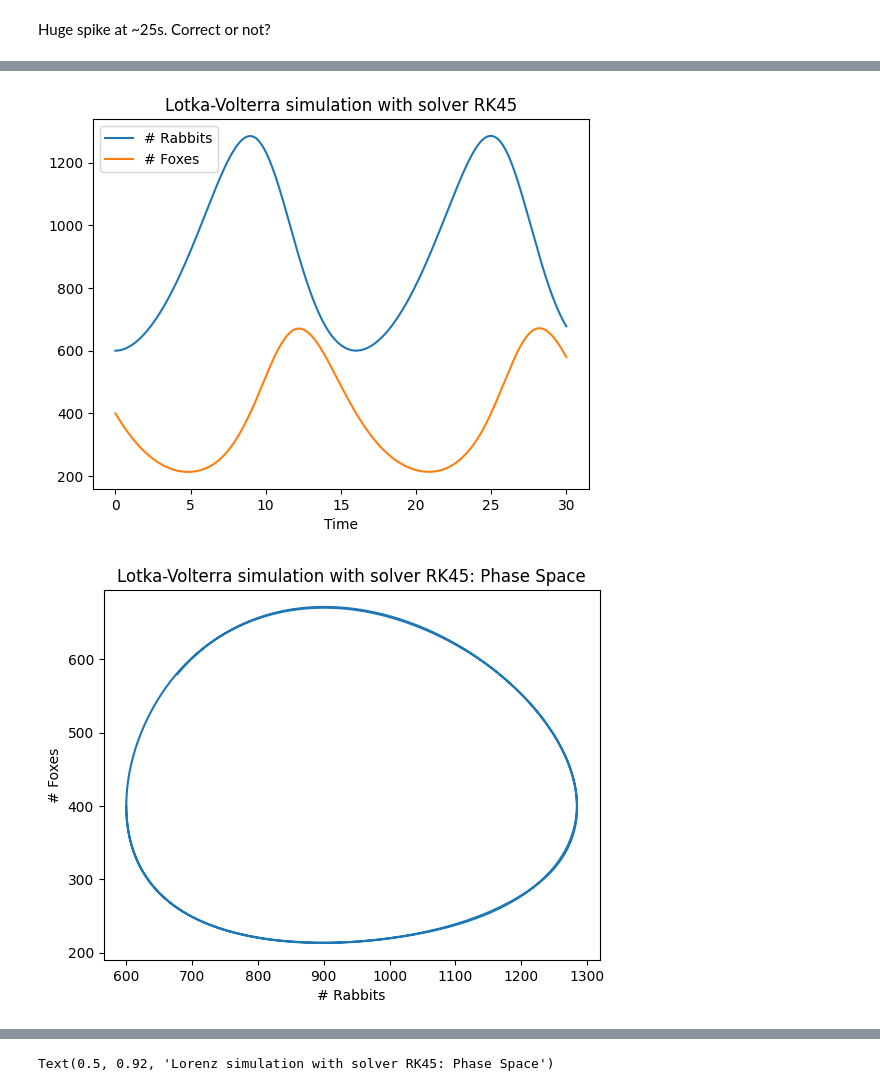
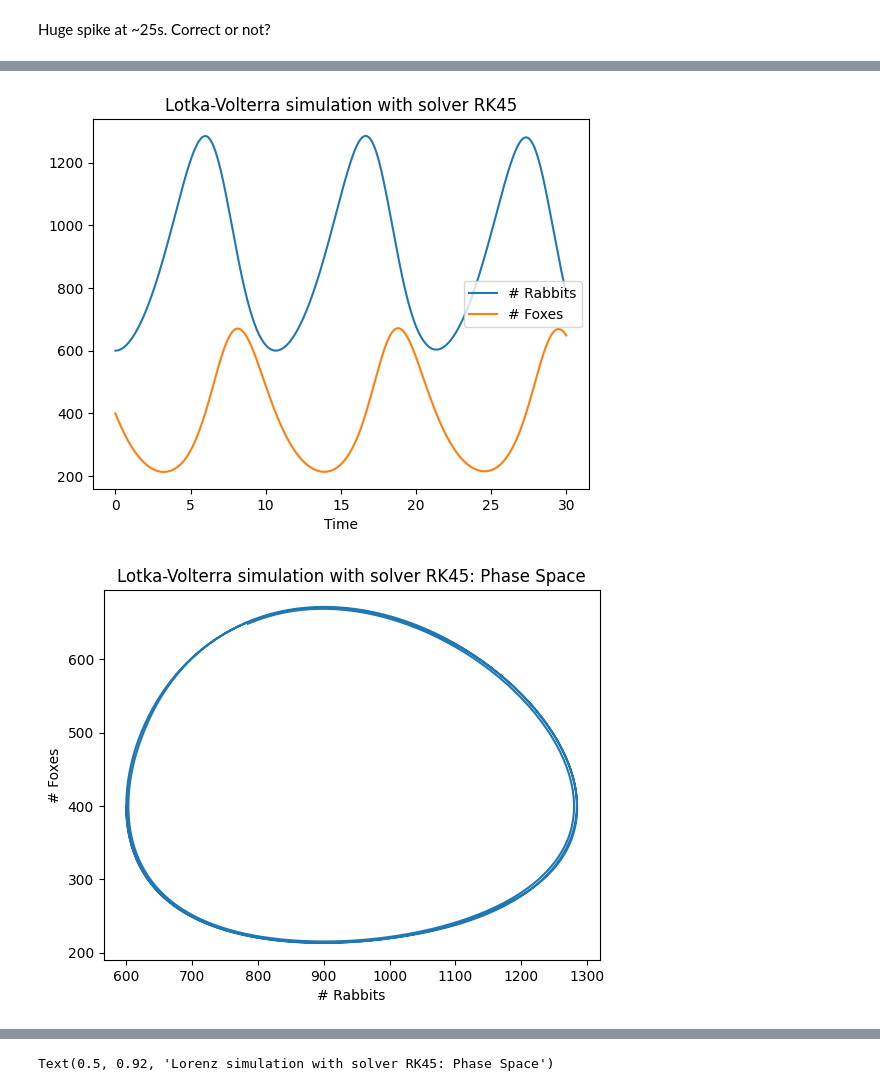
Before and after one commit to Emilwikk/Modsim-Labs, a Jupyter notebook: Simulate-and-plot.ipynb, the cells around one changed output, grey strips where cells are left out. Cells and saved outputs as stored; diff of their text form; code cells hidden in the pictures.

```diff
--- a/Simulate-and-plot.ipynb
+++ b/Simulate-and-plot.ipynb
@@ -294,7 +294,7 @@ t_Lorenz = [0,20]
 tStart = time.perf_counter()
 sol = solve_ivp(
     fun = lorenz,
-    t_span = t,
+    t_span = t_Lorenz,
     y0 = x0,
     args = (sigma, rho, beta),
     method = "RK45",
@@ -318,7 +318,7 @@ print("nfev/timesteps: ",sol.nfev/len(sol.t))
 tStart = time.perf_counter()
 sol = solve_ivp(
     fun = lorenz,
-    t_span = t,
+    t_span = t_Lorenz,
     y0 = x0,
     args = (sigma, rho, beta),
     method = "Radau",
@@ -342,7 +342,7 @@ print("nfev/timesteps: ",sol.nfev/len(sol.t))
 tStart = time.perf_counter()
 sol = solve_ivp(
     fun = lorenz,
-    t_span = t,
+    t_span = t_Lorenz,
     y0 = x0,
     args = (sigma, rho, beta),
     method = "LSODA",
@@ -395,7 +395,7 @@ Solver  Runtime [s]  Steps  Error  nfev/step
 
 # Time Series
 t_plot_LV = np.linspace(t_LV[0], t_LV[1], 1000)
-y_plot_LV = y_LV_RK45(t_plot) # Choose method here
+y_plot_LV = y_LV_RK45(t_plot_LV) # Choose method here
 plt.figure()
 plt.title('Lotka-Volterra simulation with solver RK45')
 plt.plot(t_plot_LV, y_plot_LV[0,:],label='# Rabbits')
@@ -444,34 +444,34 @@ ax.set_title("Belousov-Zhabotinsky simulation with solver RK45: Phase Space")
 
 # Lorenz Plots
 
 # Time Series
 t_plot_Lorenz = np.linspace(t_BZ[0], t_BZ[1], 1000)
 y_plot_Lorenz = y_Lorenz_RK45(t_plot_Lorenz)
 
 plt.figure()
 plt.title('Lorenz simulation with solver RK45')
 plt.plot(t_plot_Lorenz, y_plot_Lorenz[0,:],label='x1')
 plt.plot(t_plot_Lorenz, y_plot_Lorenz[1,:],label='x2')
 plt.plot(t_plot_Lorenz, y_plot_Lorenz[2,:],label='x3')
 plt.xlabel('Time')
 plt.legend()
 plt.show()
 
 # Phase Diagram
 fig = plt.figure()
 ax = fig.add_subplot(111, projection="3d")
 
 ax.plot(
     y_plot_Lorenz[0,:],
     y_plot_Lorenz[1,:],
     y_plot_Lorenz[2,:]
 )
 ax.set_xlabel('x1')
 ax.set_ylabel('x2')
 ax.set_zlabel('x3')
 ax.set_title("Lorenz simulation with solver RK45: Phase Space")
 # %% [output]
-[figure, old version]
+[figure, new version]
 [figure]
 [figure]
 [figure]
```
Also changed, not shown: parts of 3 cells of this notebook.
